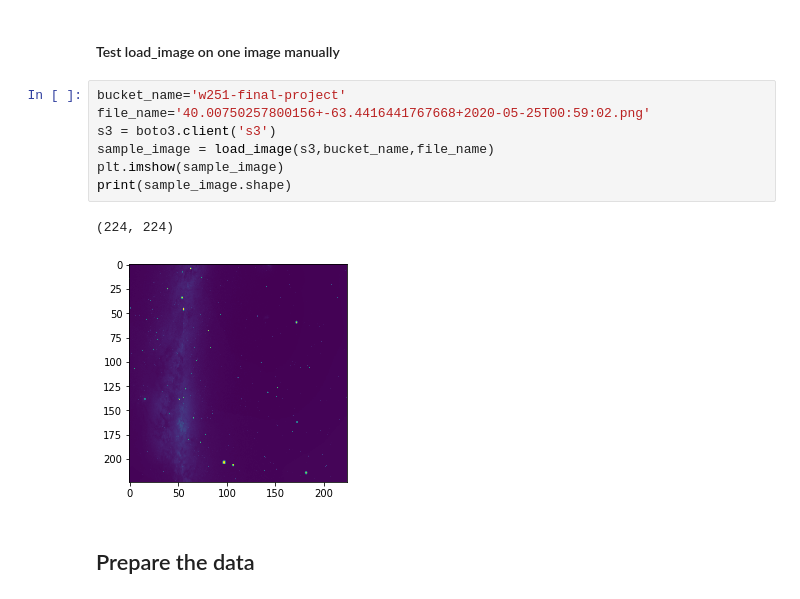
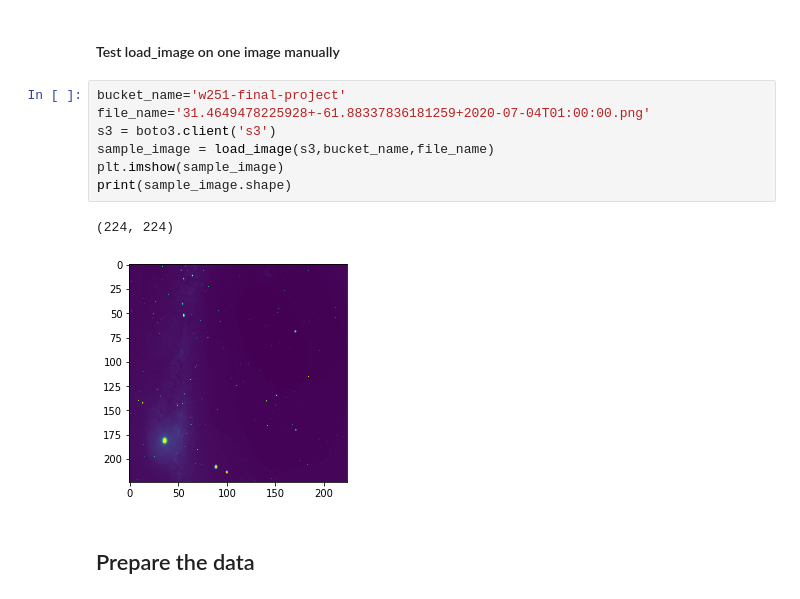
Before and after one commit to travisrmetz/w251-project, a Jupyter notebook: trm_refined_model.ipynb, the cells around one changed output. Cells and saved outputs as stored; diff of their text form.

```diff
--- a/trm_refined_model.ipynb
+++ b/trm_refined_model.ipynb
@@ -149,14 +140,14 @@ def build_labels(file_list,files_to_load):
 #### Test load_image on one image manually
 # %%
 bucket_name='w251-final-project'
-file_name='40.00750257800156+-63.4416441767668+2020-05-25T00:59:02.png'
+file_name='31.4649478225928+-61.88337836181259+2020-07-04T01:00:00.png'
 s3 = boto3.client('s3')
 sample_image = load_image(s3,bucket_name,file_name)
 plt.imshow(sample_image)
 print(sample_image.shape)
 # %% [output]
 (224, 224)
-[figure, old version]
+[figure, new version]
 # %% [markdown]
 ## Prepare the data
 # %% [markdown]
```
Also changed, not shown: parts of 14 cells of this notebook, 1 other file.
